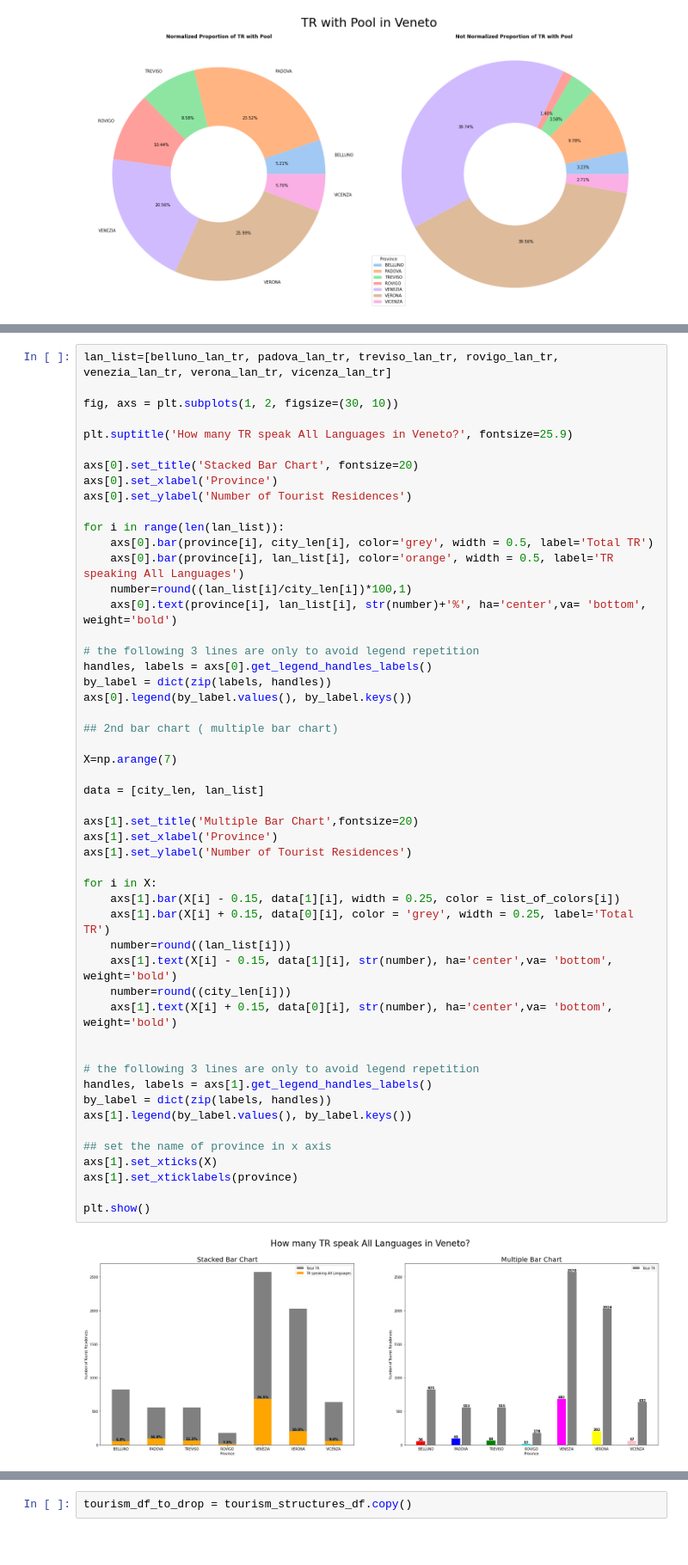
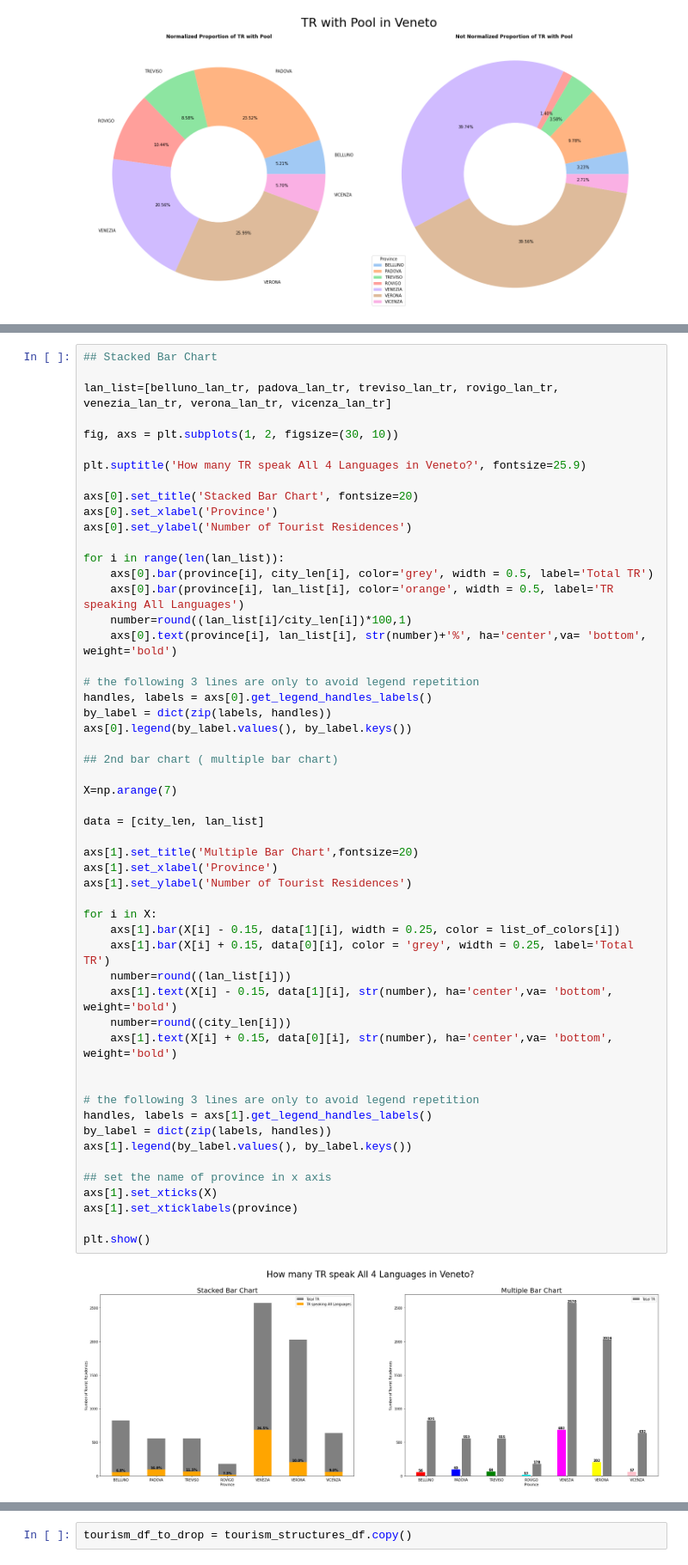
Before and after one commit to NicoloAvesani/project_Tourist_Residences_in_Veneto, a Jupyter notebook: project_on_colab.ipynb, the cells around one changed output, grey strips where cells are left out. Shown at 86% size. Cells and saved outputs as stored; diff of their text form.

```diff
--- a/project_on_colab.ipynb
+++ b/project_on_colab.ipynb
@@ -1186,9 +1142,11 @@ plt.show()
 # %%
+## Stacked Bar Chart
+
 lan_list=[belluno_lan_tr, padova_lan_tr, treviso_lan_tr, rovigo_lan_tr, venezia_lan_tr, verona_lan_tr, vicenza_lan_tr]
 
 fig, axs = plt.subplots(1, 2, figsize=(30, 10))
 
-plt.suptitle('How many TR speak All Languages in Veneto?', fontsize=25.9)
+plt.suptitle('How many TR speak All 4 Languages in Veneto?', fontsize=25.9)
 
 axs[0].set_title('Stacked Bar Chart', fontsize=20)
 axs[0].set_xlabel('Province')
@@ -1208,34 +1166,34 @@ axs[0].legend(by_label.values(), by_label.keys())
 ## 2nd bar chart ( multiple bar chart)
 
 X=np.arange(7)
 
 data = [city_len, lan_list]
 
 axs[1].set_title('Multiple Bar Chart',fontsize=20)
 axs[1].set_xlabel('Province')
 axs[1].set_ylabel('Number of Tourist Residences')
 
 for i in X:
     axs[1].bar(X[i] - 0.15, data[1][i], width = 0.25, color = list_of_colors[i])
     axs[1].bar(X[i] + 0.15, data[0][i], color = 'grey', width = 0.25, label='Total TR')
     number=round((lan_list[i]))
     axs[1].text(X[i] - 0.15, data[1][i], str(number), ha='center',va= 'bottom', weight='bold')
     number=round((city_len[i]))
     axs[1].text(X[i] + 0.15, data[0][i], str(number), ha='center',va= 'bottom', weight='bold')
 
 
 # the following 3 lines are only to avoid legend repetition
 handles, labels = axs[1].get_legend_handles_labels()
 by_label = dict(zip(labels, handles))
 axs[1].legend(by_label.values(), by_label.keys())
 
 ## set the name of province in x axis
 axs[1].set_xticks(X)
 axs[1].set_xticklabels(province)
 
 plt.show()
 # %% [output]
-[figure, old version]
+[figure, new version]
 # %%
 ## How many tourist residences speak All Languages in Veneto?
 
```
Also changed, not shown: parts of 63 cells of this notebook.
